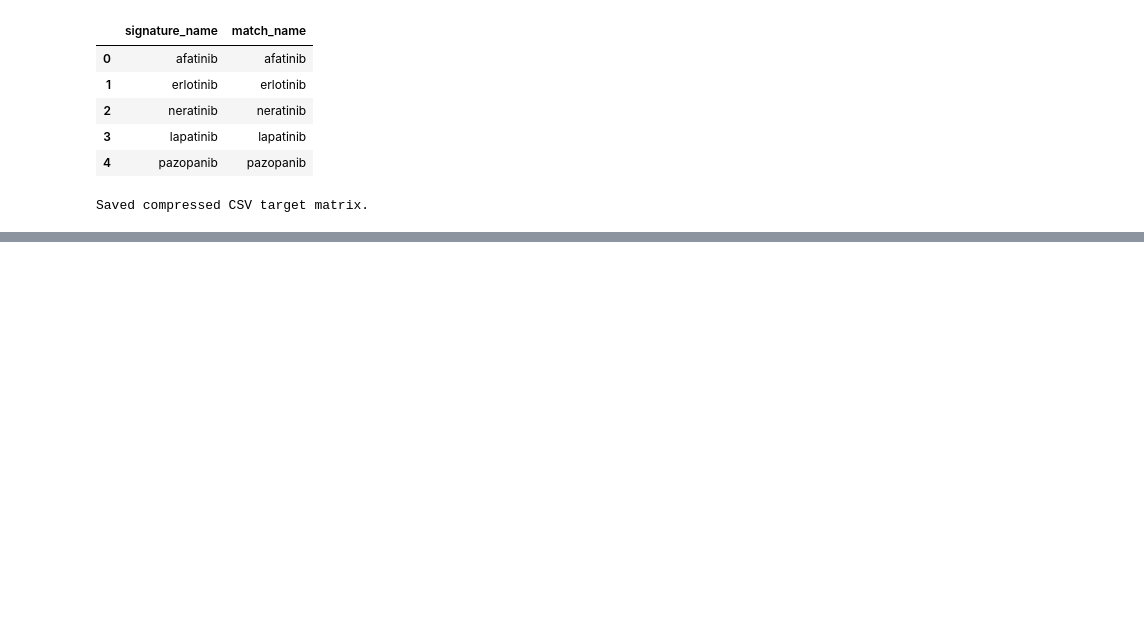
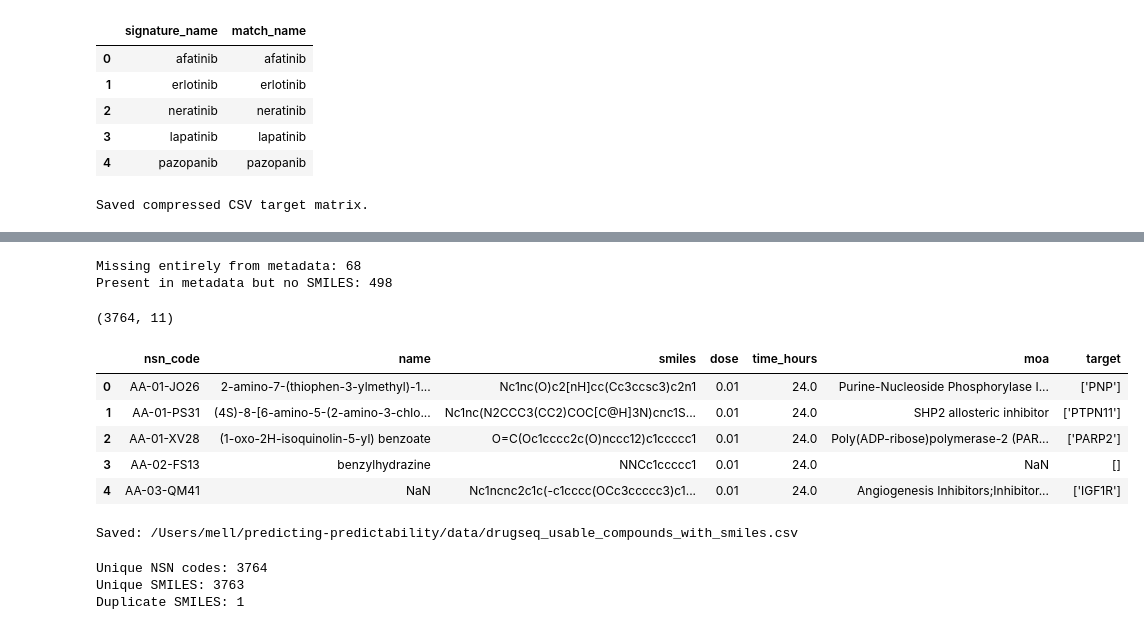
Before and after one commit to mell508-gif/predicting-predictability, a Jupyter notebook: data/part4_predicting.ipynb, the cells around one changed output, grey strips where cells are left out. Saved outputs shown, nothing was run; the diff lists cells and outputs as text; code cells hidden in the pictures; blank space fills up the shorter version.

```diff
--- a/data/part4_predicting.ipynb
+++ b/data/part4_predicting.ipynb
@@ -488,0 +528,5 @@ Saved compressed CSV target matrix.
+# %%
+unique_pert_ids = drugseq_summary["pert_id"].drop_duplicates()
+
+print("Unique perturbation-condition IDs:", len(unique_pert_ids))
+unique_pert_ids.head(20)
@@ -488,0 +728,55 @@ Saved compressed CSV target matrix.
+# %%
+metadata_codes = set(drugseq_metadata["nsn_code"])
+
+missing_from_metadata = [
+    code for code in missing_structure_codes
+    if code not in metadata_codes
+]
+
+print("Missing entirely from metadata:", len(missing_from_metadata))
+print("Present in metadata but no SMILES:", len(missing_structure_codes) - len(missing_from_metadata))
+# %% [output]
+Missing entirely from metadata: 68
+Present in metadata but no SMILES: 498
+# %%
+drugseq_usable_compounds = (
+    drugseq_coverage
+    .dropna(subset=["smiles"])
+    .drop_duplicates(subset=["nsn_code"])
+    .sort_values("nsn_code")
+    .reset_index(drop=True)
+)
+
+print(drugseq_usable_compounds.shape)
+
+drugseq_usable_compounds[
+    ["nsn_code", "name", "smiles", "dose", "time_hours", "moa", "target"]
+].head()
+# %% [output]
+(3764, 11)
+|  | nsn_code | name | smiles | dose | time_hours | moa | target |
+| 0 | AA-01-JO26 | 2-amino-7-(thiophen-3-ylmethyl)-1... | Nc1nc(O)c2[nH]cc(Cc3ccsc3)c2n1 | 0.01 | 24.0 | Purine-Nucleoside Phosphorylase I... | ['PNP'] |
+| 1 | AA-01-PS31 | (4S)-8-[6-amino-5-(2-amino-3-chlo... | Nc1nc(N2CCC3(CC2)COC[C@H]3N)cnc1S... | 0.01 | 24.0 | SHP2 allosteric inhibitor | ['PTPN11'] |
+| 2 | AA-01-XV28 | (1-oxo-2H-isoquinolin-5-yl) benzoate | O=C(Oc1cccc2c(O)nccc12)c1ccccc1 | 0.01 | 24.0 | Poly(ADP-ribose)polymerase-2 (PAR... | ['PARP2'] |
+| 3 | AA-02-FS13 | benzylhydrazine | NNCc1ccccc1 | 0.01 | 24.0 | NaN | [] |
+| 4 | AA-03-QM41 | NaN | Nc1ncnc2c1c(-c1cccc(OCc3ccccc3)c1... | 0.01 | 24.0 | Angiogenesis Inhibitors;Inhibitor... | ['IGF1R'] |
+# %%
+drugseq_usable_compounds.to_csv(
+    Path.cwd() / "drugseq_usable_compounds_with_smiles.csv",
+    index=False
+)
+
+print("Saved:", Path.cwd() / "drugseq_usable_compounds_with_smiles.csv")
+# %% [output]
+Saved: /Users/mell/predicting-predictability/data/drugseq_usable_compounds_with_smiles.csv
+# %%
+print("Unique NSN codes:", drugseq_usable_compounds["nsn_code"].nunique())
+print("Unique SMILES:", drugseq_usable_compounds["smiles"].nunique())
+print(
+    "Duplicate SMILES:",
+    drugseq_usable_compounds["smiles"].duplicated().sum()
+)
+# %% [output]
+Unique NSN codes: 3764
+Unique SMILES: 3763
+Duplicate SMILES: 1
```
Also changed, not shown: parts of 47 cells of this notebook, 10 other files.
